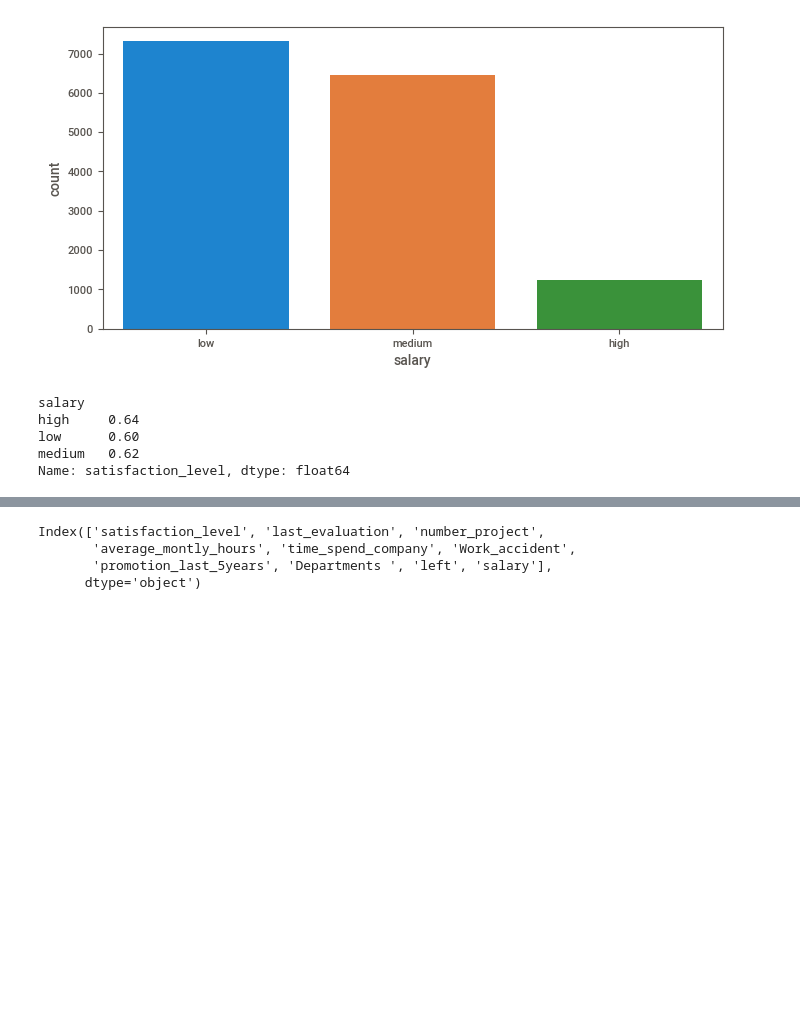
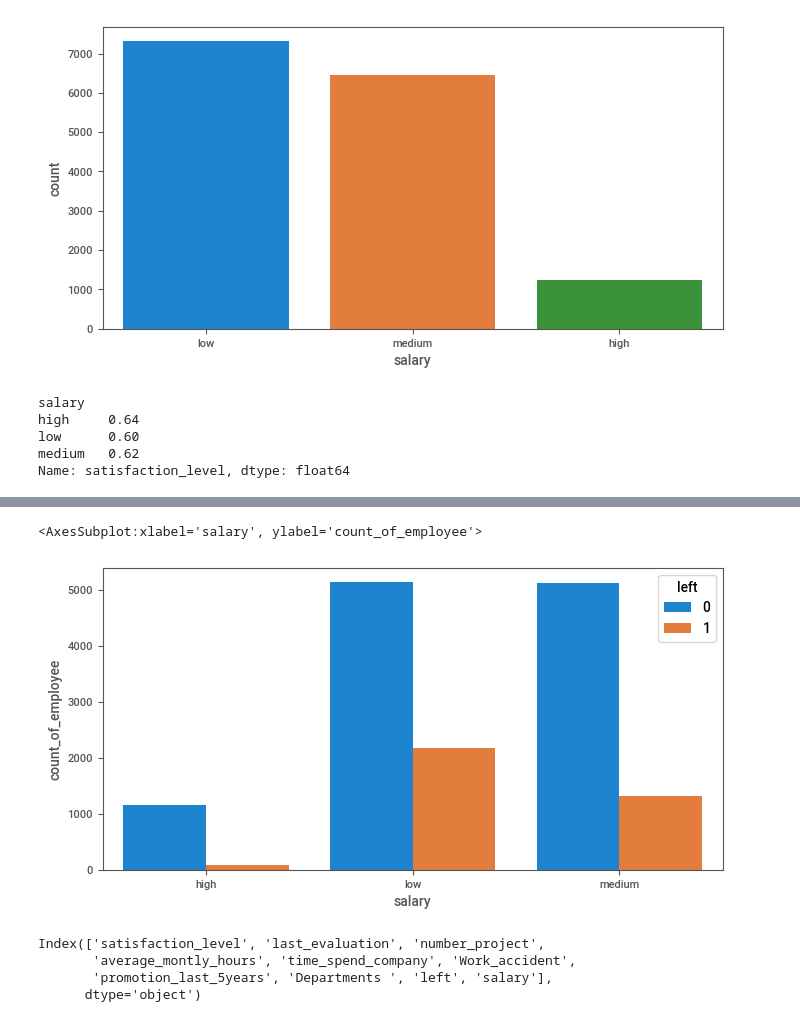
Before and after one commit to habip-bingol/Projects, a Jupyter notebook: ML_Projects/Capstone Projects/Churn_Prediction/Churn_Prediction.ipynb, the cells around one changed output, grey strips where cells are left out. Cells and saved outputs as stored; diff of their text form; code cells hidden in the pictures; blank space fills up the shorter version.

```diff
--- a/ML_Projects/Capstone Projects/Churn_Prediction/Churn_Prediction.ipynb
+++ b/ML_Projects/Capstone Projects/Churn_Prediction/Churn_Prediction.ipynb
@@ -686,3 +686,6 @@ high     0.64
 low      0.60
 medium   0.62
 Name: satisfaction_level, dtype: float64
+# %%
+df1 = df.groupby("salary")["left"].value_counts().to_frame().rename(columns={"left":"count_of_employee"}).reset_index()
+df1
@@ -689,3 +700,9 @@ Name: satisfaction_level, dtype: float64
+# %%
+plt.figure(figsize=(8,4))
+sns.barplot(x="salary", y="count_of_employee", data=df1, hue="left")
+# %% [output]
+<AxesSubplot:xlabel='salary', ylabel='count_of_employee'>
+[figure, added]
 # %%
 df.columns
 # %% [output]
```
Also changed, not shown: parts of 1 cell of this notebook.
